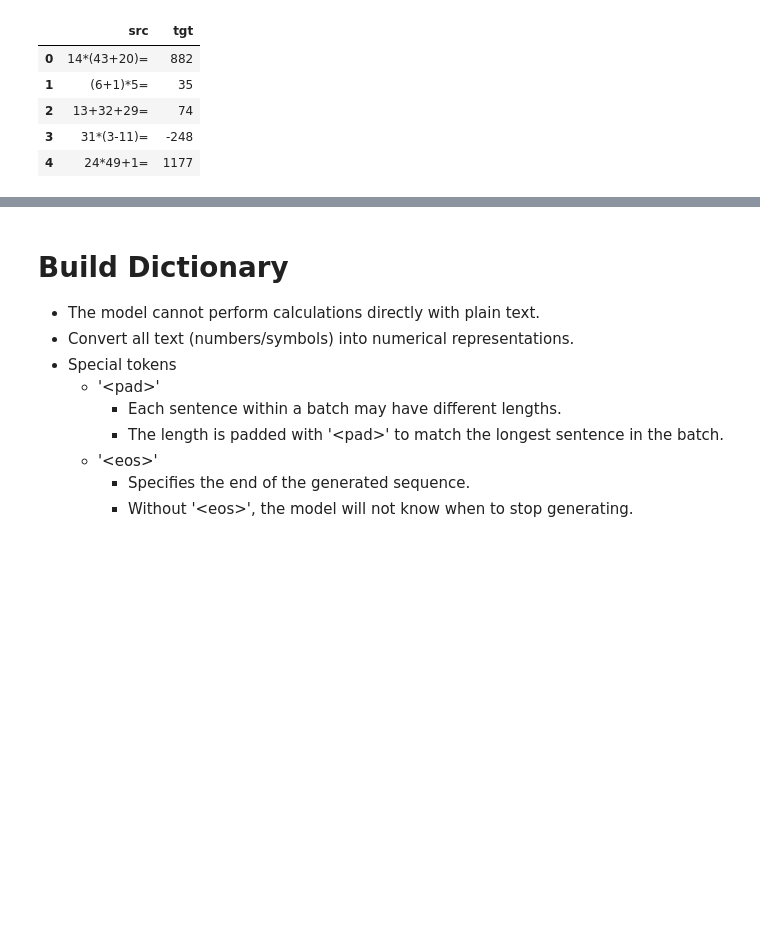
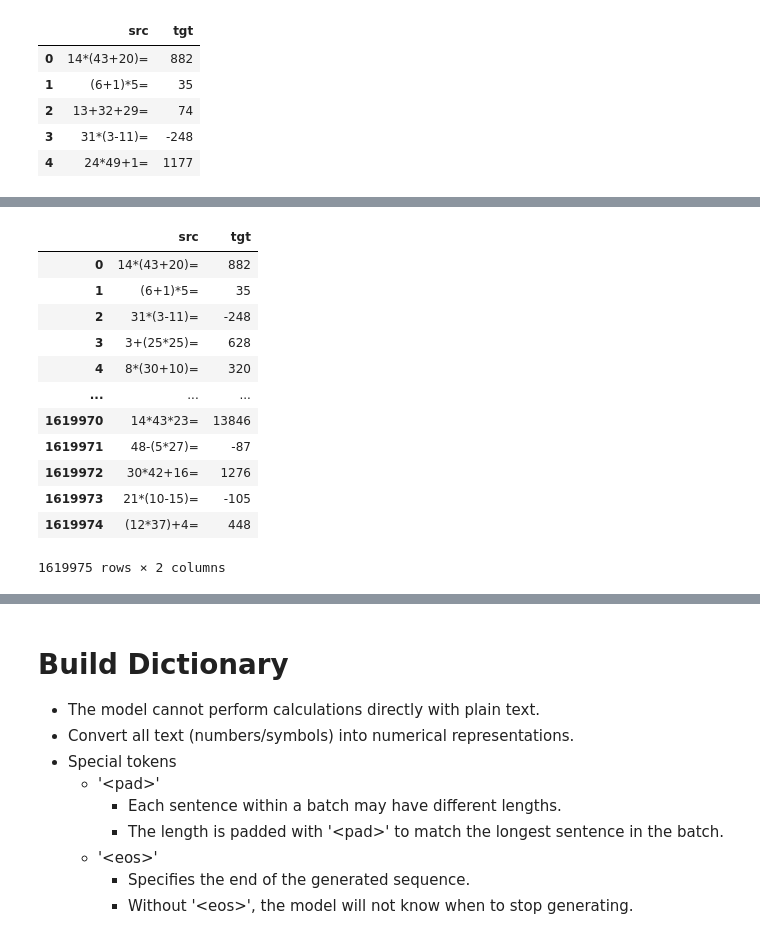
Before and after one commit to Henry0517code/NTHU-NLP-Assignment-2, a Jupyter notebook: nlp-assignment-2.ipynb, the cells around one changed output, grey strips where cells are left out. Saved outputs shown, nothing was run; the diff lists cells and outputs as text; code cells hidden in the pictures; blank space fills up the shorter version.

```diff
--- a/nlp-assignment-2.ipynb
+++ b/nlp-assignment-2.ipynb
@@ -39,0 +63,16 @@ df_train.head()
+# %%
+df_train
+# %% [output]
+|  | src | tgt |
+| 0 | 14*(43+20)= | 882 |
+| 1 | (6+1)*5= | 35 |
+| 2 | 31*(3-11)= | -248 |
+| 3 | 3+(25*25)= | 628 |
+| 4 | 8*(30+10)= | 320 |
+| ... | ... | ... |
+| 1619970 | 14*43*23= | 13846 |
+| 1619971 | 48-(5*27)= | -87 |
+| 1619972 | 30*42+16= | 1276 |
+| 1619973 | 21*(10-15)= | -105 |
+| 1619974 | (12*37)+4= | 448 |
+1619975 rows × 2 columns
```
Also changed, not shown: parts of 7 cells of this notebook.
